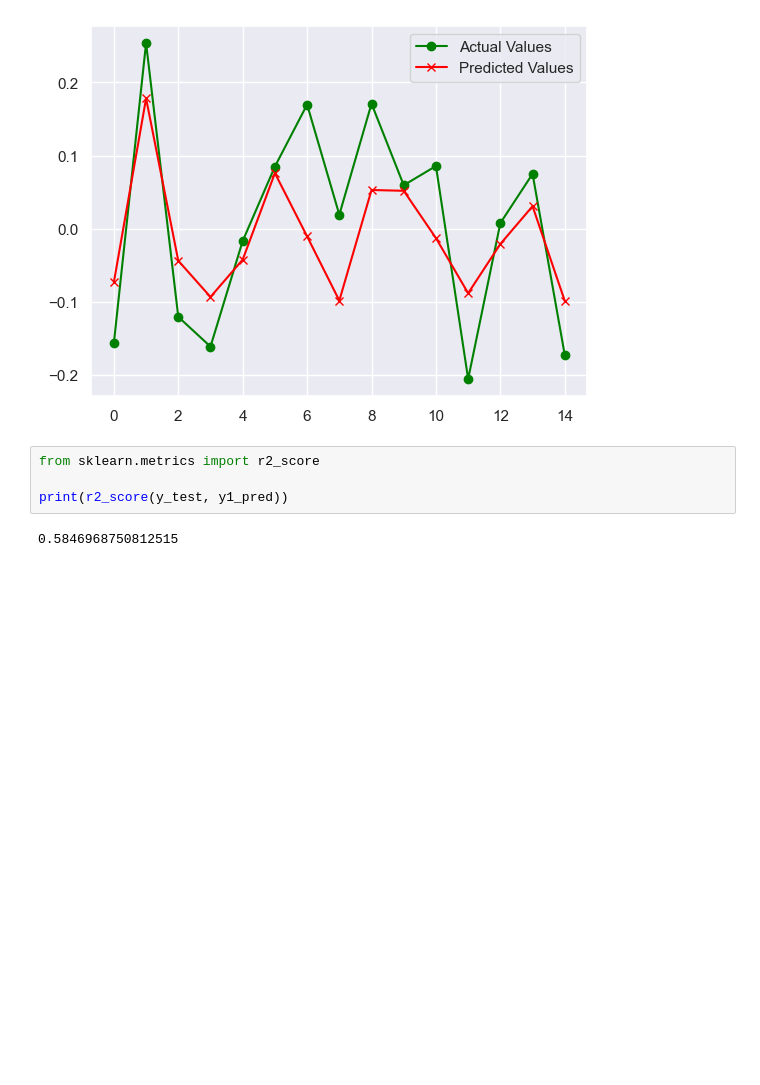
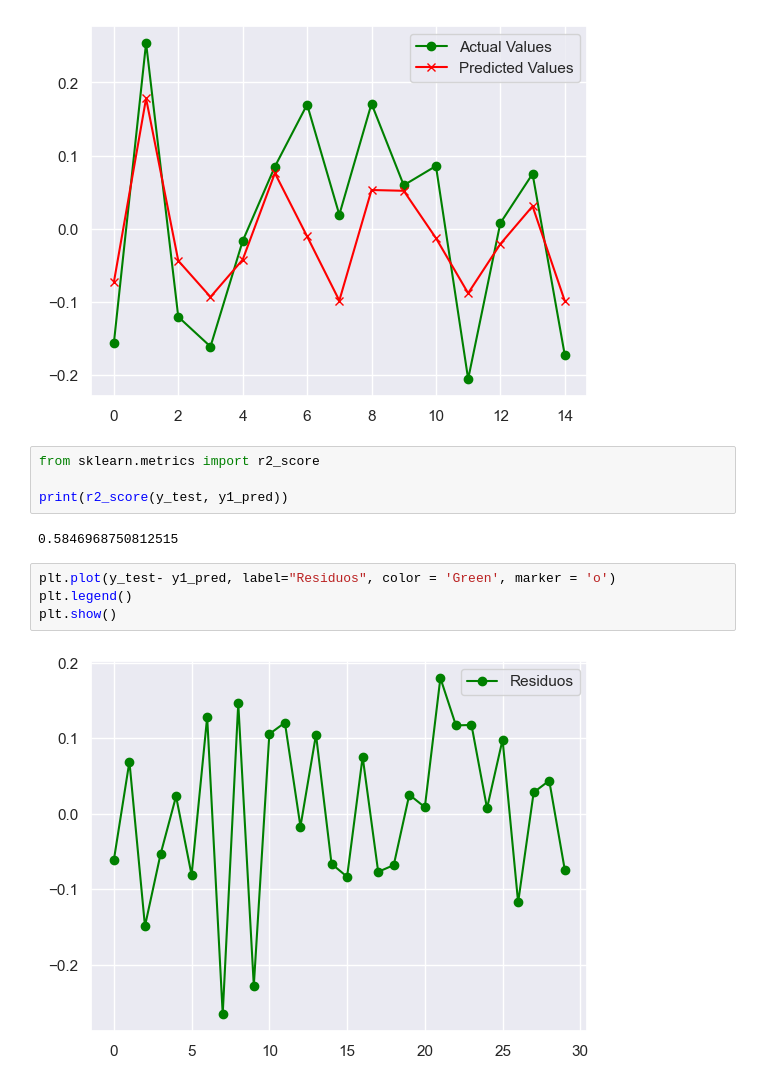
Before and after one commit to Chefi/Modelos-de-Control-de-Producci-n, a Jupyter notebook: Series de Tiempo en Python.ipynb, the cells around one changed output. Saved outputs shown, nothing was run; the diff lists cells and outputs as text; blank space fills up the shorter version.

```diff
--- a/Series de Tiempo en Python.ipynb
+++ b/Series de Tiempo en Python.ipynb
@@ -452,3 +452,9 @@ from sklearn.metrics import r2_score
 print(r2_score(y_test, y1_pred))
 # %% [output]
 0.5846968750812515
+# %%
+plt.plot(y_test- y1_pred, label="Residuos", color = 'Green', marker = 'o')
+plt.legend()
+plt.show()
+# %% [output]
+[figure, added]
```
Also changed, not shown: parts of 2 cells of this notebook.
